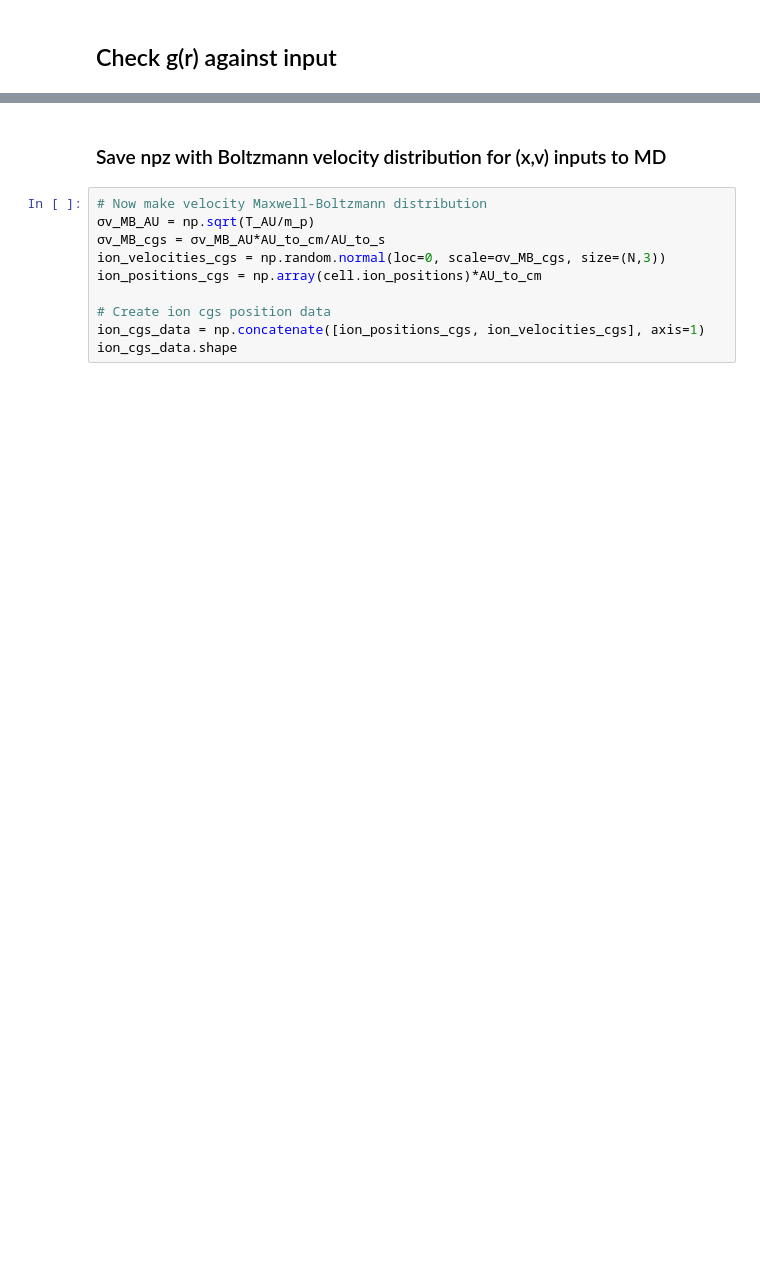
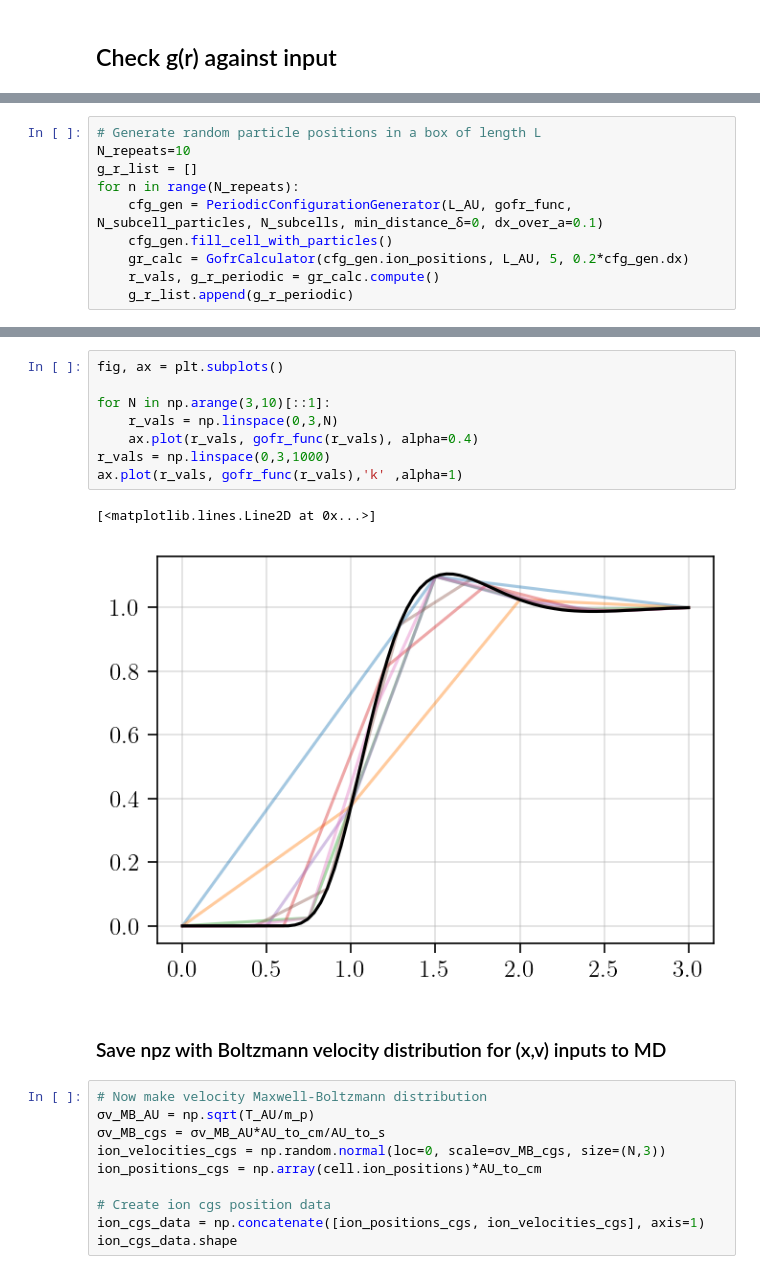
Before and after one commit to ZachAJohnson/CorrelatedConfigurations, a Jupyter notebook: examples/Yukawa_example.ipynb, the cells around one changed output, grey strips where cells are left out. Saved outputs shown, nothing was run; the diff lists cells and outputs as text; blank space fills up the shorter version.

```diff
--- a/examples/Yukawa_example.ipynb
+++ b/examples/Yukawa_example.ipynb
@@ -166,0 +177,10 @@ plt.legend()
+# %%
+# Generate random particle positions in a box of length L
+N_repeats=10
+g_r_list = []
+for n in range(N_repeats):
+    cfg_gen = PeriodicConfigurationGenerator(L_AU, gofr_func, N_subcell_particles, N_subcells, min_distance_δ=0, dx_over_a=0.1)
+    cfg_gen.fill_cell_with_particles()
+    gr_calc = GofrCalculator(cfg_gen.ion_positions, L_AU, 5, 0.2*cfg_gen.dx)
+    r_vals, g_r_periodic = gr_calc.compute()
+    g_r_list.append(g_r_periodic)
@@ -167,3 +206,14 @@ plt.legend()
+# %%
+fig, ax = plt.subplots()
+
+for N in np.arange(3,10)[::1]:
+    r_vals = np.linspace(0,3,N)
+    ax.plot(r_vals, gofr_func(r_vals), alpha=0.4)
+r_vals = np.linspace(0,3,1000)
+ax.plot(r_vals, gofr_func(r_vals),'k' ,alpha=1)
+# %% [output]
+[<matplotlib.lines.Line2D at 0x...>]
+[figure, added]
 # %% [markdown]
 ### Save npz with Boltzmann velocity distribution for (x,v) inputs to MD
 # %%
```
Also changed, not shown: parts of 13 cells of this notebook, 2 other files.
